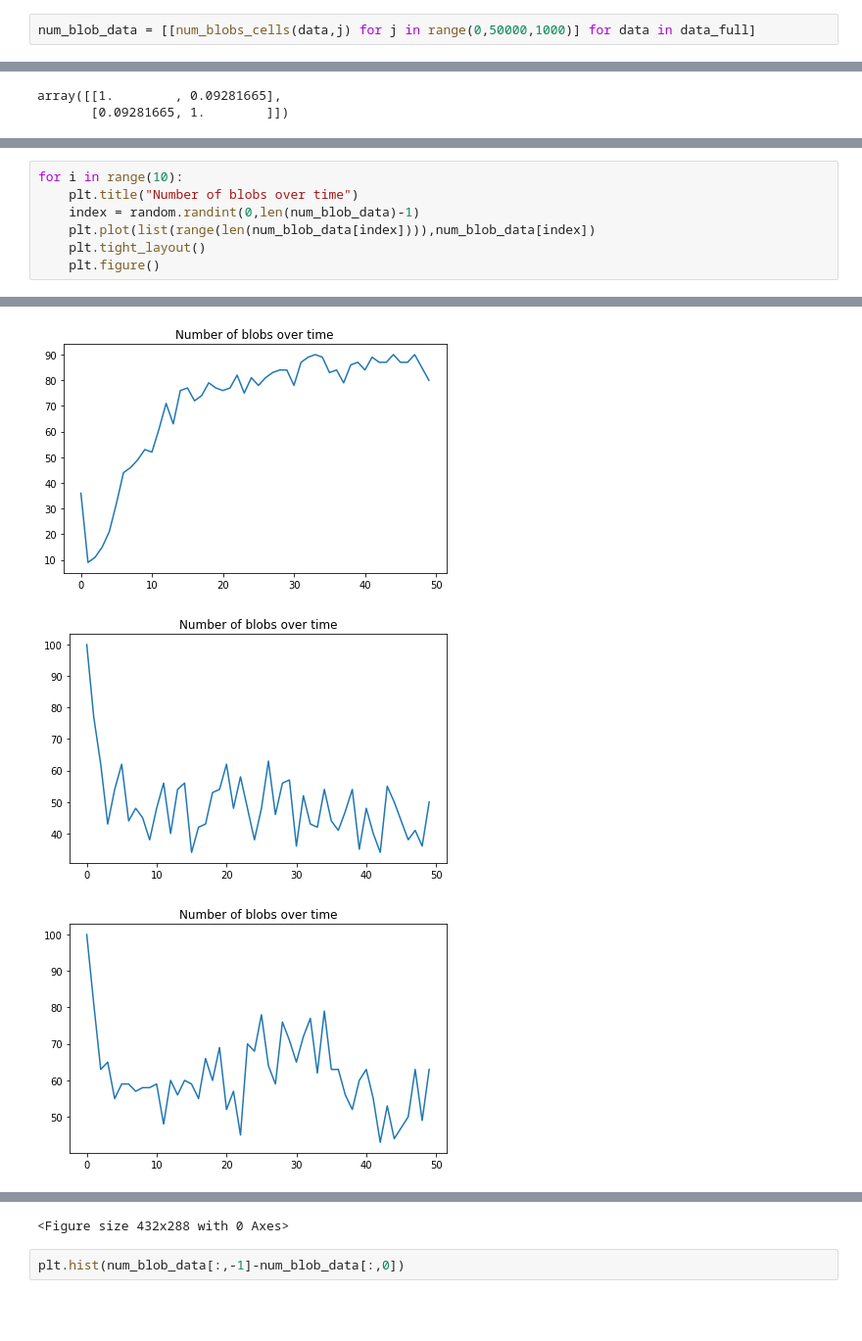
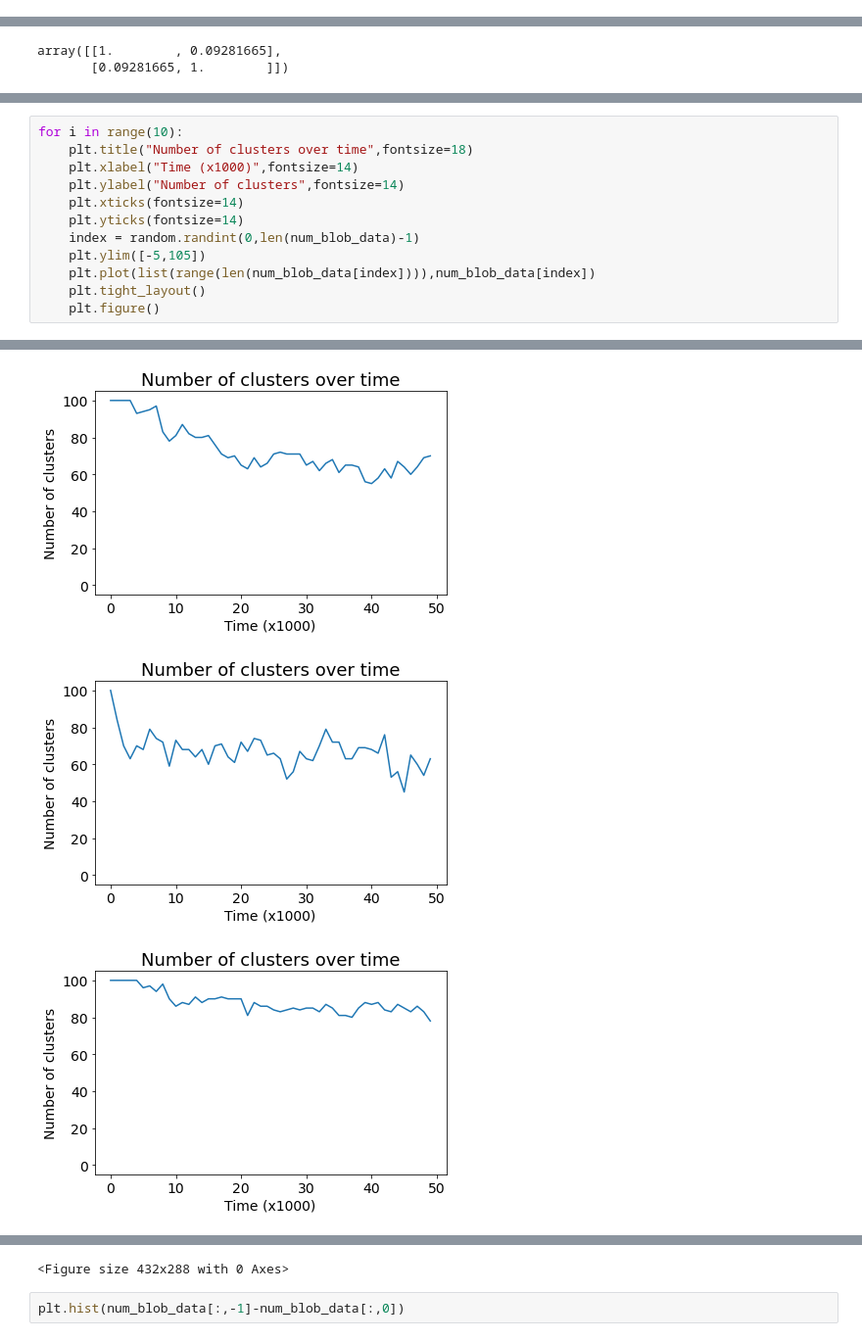
Before and after one commit to naveenr414/cell-simulation, a Jupyter notebook: scripts/notebooks/How does Multicellularity Change Over Time.ipynb, the cells around one changed output, grey strips where cells are left out. Shown at 98% size. Cells and saved outputs as stored; diff of their text form; blank space fills up the shorter version.

Commit message:
Changed up the look of figures

```diff
--- a/scripts/notebooks/How does Multicellularity Change Over Time.ipynb
+++ b/scripts/notebooks/How does Multicellularity Change Over Time.ipynb
@@ -133,5 +131,3 @@ data_full = [data for i,data in enumerate(all_data) if run_to_completion[i,0] ==
-# %%
-num_blob_data = [[num_blobs_cells(data,j) for j in range(0,50000,1000)] for data in data_full]
 # %% [markdown]
 # 1. Decision Tree; what are the most important values
 # %% [markdown]
@@ -291,7 +319,12 @@ plt.ylim([0,60])
 # %%
 for i in range(10):
-    plt.title("Number of blobs over time")
+    plt.title("Number of clusters over time",fontsize=18)
+    plt.xlabel("Time (x1000)",fontsize=14)
+    plt.ylabel("Number of clusters",fontsize=14)
+    plt.xticks(fontsize=14)
+    plt.yticks(fontsize=14)
     index = random.randint(0,len(num_blob_data)-1)
+    plt.ylim([-5,105])
     plt.plot(list(range(len(num_blob_data[index]))),num_blob_data[index])
     plt.tight_layout()
     plt.figure()
@@ -300,3 +333,3 @@ for i in range(10):
-[figure, old version]
+[figure, new version]
-[figure, old version]
+[figure, new version]
-[figure, old version]
+[figure, new version]
```
Also changed, not shown: parts of 16 cells of this notebook, 1 other file.
